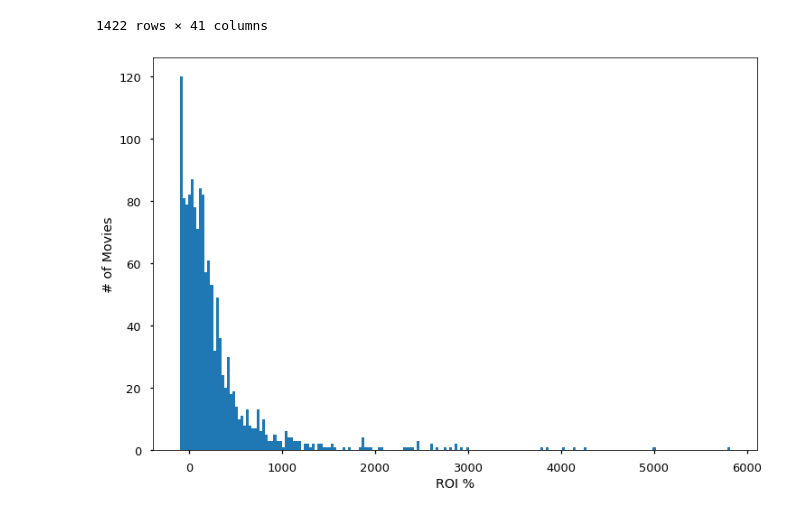
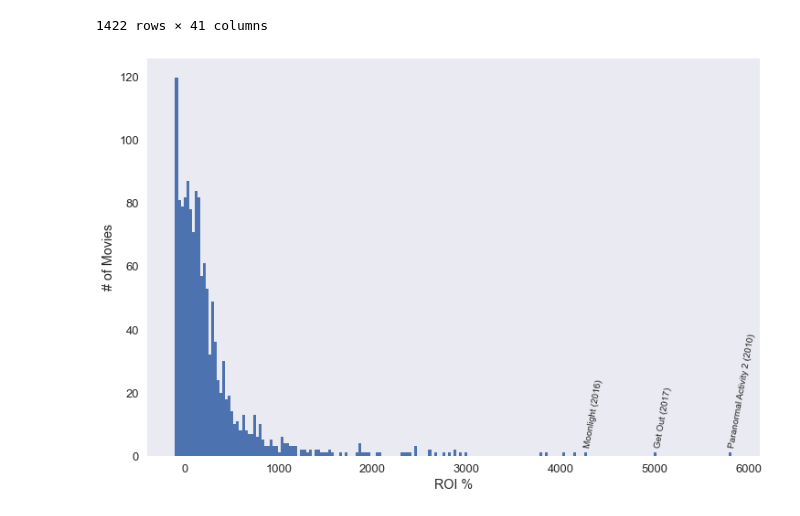
Before and after one commit to Nindorph/MovieAnalysis, a Jupyter notebook: profitability_join.ipynb, the cells around one changed output. Drawn from its saved outputs; the diff is of its cells as text; code cells hidden in the pictures.

```diff
--- a/profitability_join.ipynb
+++ b/profitability_join.ipynb
@@ -86,14 +86,19 @@ imdb_sort = imdb_combined.sort_values('ROI%_inf',ascending=True)
 imdb_sort = imdb_sort[:-2] # remove The Gallows (2015) and The Devil Inside (2012) because they are outliers
 # only films that have grossed at least $100K worldwide: less than that could just be limited runs
 imdb_sort = imdb_sort[imdb_sort['worldwide_gross_inf'] >= 100000]
-# %%
-plt.style.use('seaborn-talk')
-fig, ax = plt.subplots(figsize=[12,8])
-
-ax.hist(imdb_sort['ROI%_inf'], bins=200)
-ax.set_xlabel('ROI %')
-ax.set_ylabel('# of Movies');
-# %% [output]
-[figure, removed]
+# %%
+fig, ax = plt.subplots(figsize=[12,8])
+plt.style.use('seaborn-talk')
+
+ax.hist(imdb_sort['ROI%_inf'], bins=200)
+ax.set_xlabel('ROI %')
+ax.set_ylabel('# of Movies')
+ax.annotate('Paranormal Activity 2 (2010)',(5930,3),rotation=80,ha='center')
+ax.annotate('Get Out (2017)',(5090,3),rotation=80,ha='center')
+ax.annotate('Moonlight (2016)',(4350,3),rotation=80,ha='center')
+ax.grid(False)
+plt.savefig('raw_data_hist.png');
+# %% [output]
+[figure, added]
 # %%
 imdb_sort.to_csv('imdb_combined_prof.csv')
```
Also changed, not shown: parts of 1 cell of this notebook, 4 other files.
